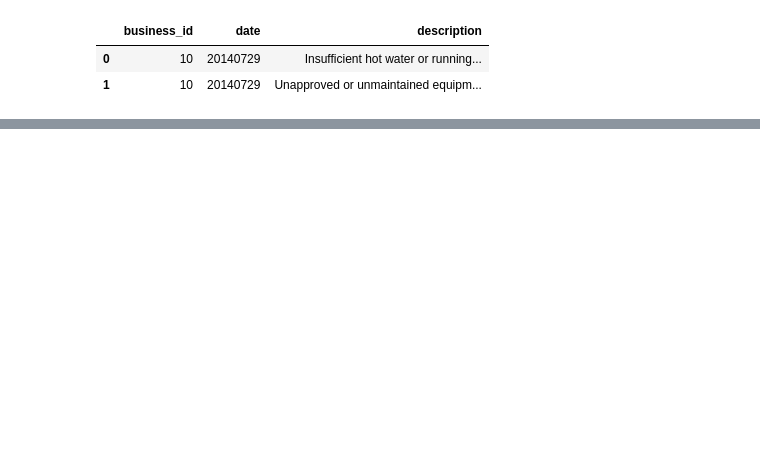
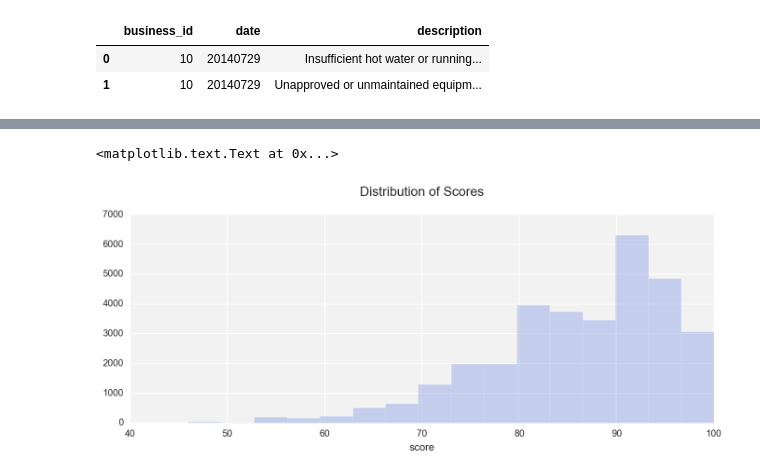
Before and after one commit to vnessified/DSI-SF-2-vnessified, a Jupyter notebook: projects/project-04/project-4-regression.ipynb, the cells around one changed output, grey strips where cells are left out. Cells and saved outputs as stored; diff of their text form; code cells hidden in the pictures; blank space fills up the shorter version.

```diff
--- a/projects/project-04/project-4-regression.ipynb
+++ b/projects/project-04/project-4-regression.ipynb
@@ -94 +111,3 @@ violations.head(2)
+# %%
+violations_parsed = pd.read_csv('/Users/VanessaG/desktop/DSI-SF-2-vnessified/datasets/sf/yelp/violations_parsed_words.csv')
 # %%
@@ -154,0 +305,6 @@ Index([u'business_id', u'score', u'date', u'type', u'violation_count',
+# %%
+interesting_vars = violations_parsed[['score', 'date', \
+                                           'violation_count', 'days_since_first_violation', 'neighborhood',\
+                                           'population', 'business_count']]
+# %%
+interesting_vars['date'] = pd.to_datetime(interesting_vars['date'], format='%Y/%m/%d')
@@ -154,0 +328,2 @@ Index([u'business_id', u'score', u'date', u'type', u'violation_count',
+# %%
+interesting_vars[['population']] = interesting_vars[['population']].apply(pd.to_numeric, errors='coerce')
@@ -154,0 +381,8 @@ Index([u'business_id', u'score', u'date', u'type', u'violation_count',
+# %%
+sns.set(rc={"figure.figsize": (10, 4)})
+sns.set_style("darkgrid", {"axes.facecolor": ".95"})
+rate_dist = sns.distplot(interesting_vars['score'],kde=False, bins=16, color="#819ae4")
+rate_dist.set_title('Distribution of Scores' '\n', fontsize=14)
+# %% [output]
+<matplotlib.text.Text at 0x...>
+[figure, added]
```
Also changed, not shown: parts of 52 cells of this notebook.
